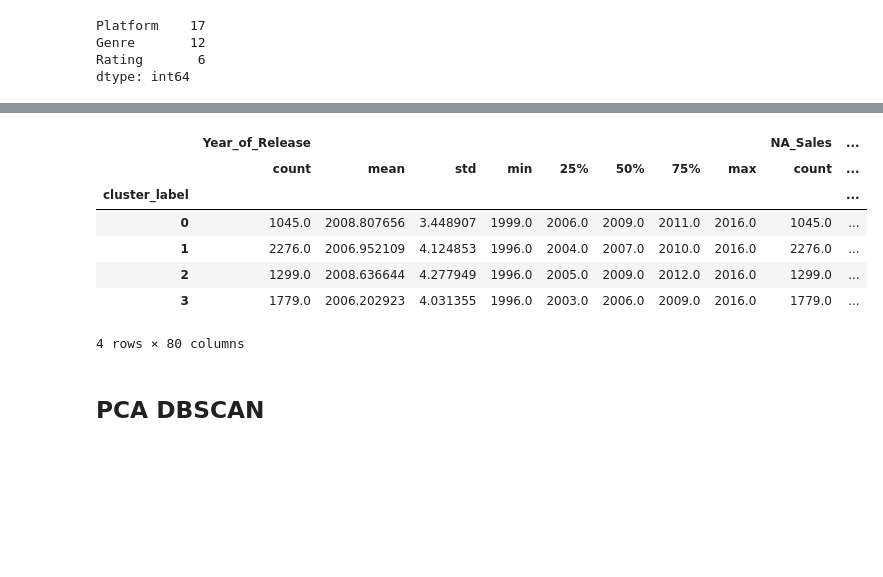
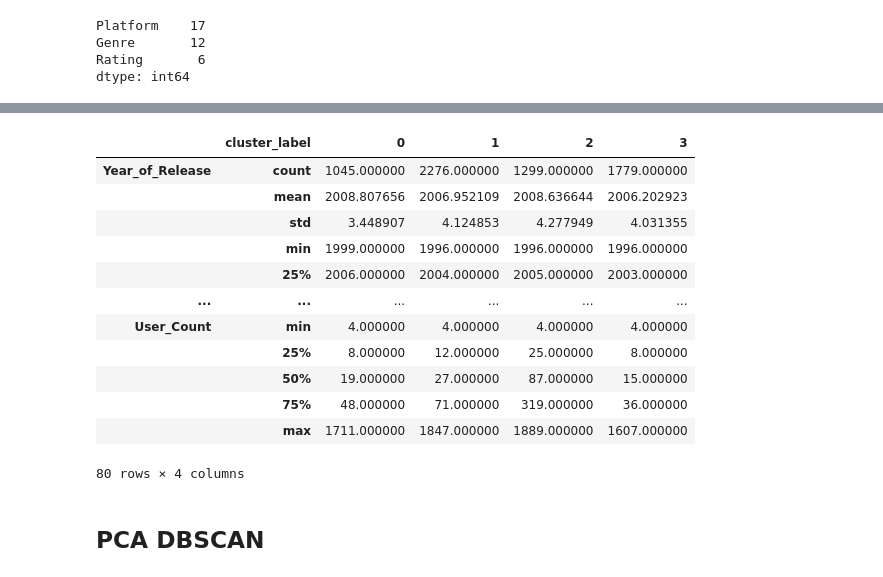
Before and after one commit to tsopeh/unsupervised_learning, a Jupyter notebook: video_games.ipynb, the cells around one changed output, grey strips where cells are left out. Cells and saved outputs as stored; diff of their text form; code cells hidden in the pictures; blank space fills up the shorter version.

```diff
--- a/video_games.ipynb
+++ b/video_games.ipynb
@@ -511,25 +512,30 @@ k_means_cluster_labels = pca_k_means(new_df)
 # %%
 display(pure_df_sample.describe())
 df_with_k_means_labels = pure_df_sample.assign(cluster_label=k_means_cluster_labels)
-df_with_k_means_labels.groupby("cluster_label").describe()
+df_with_k_means_labels.groupby("cluster_label").describe().T
 # %% [output]
 |  | Year_of_Release | NA_Sales | EU_Sales | JP_Sales | Other_Sales | Global_Sales | Critic_Score | Critic_Count | ... |
 | count | 6399.000000 | 6399.000000 | 6399.000000 | 6399.000000 | 6399.000000 | 6399.000000 | 6399.000000 | 6399.000000 | ... |
 | mean | 2007.388811 | 0.300253 | 0.164526 | 0.035832 | 0.056003 | 0.556798 | 70.197375 | 27.911392 | ... |
 | std | 4.162205 | 0.427051 | 0.276254 | 0.106239 | 0.091681 | 0.748370 | 12.910007 | 17.743284 | ... |
 | min | 1996.000000 | 0.000000 | 0.000000 | 0.000000 | 0.000000 | 0.010000 | 29.000000 | 3.000000 | ... |
 | 25% | 2004.000000 | 0.060000 | 0.020000 | 0.000000 | 0.010000 | 0.110000 | 62.000000 | 14.000000 | ... |
 | 50% | 2007.000000 | 0.140000 | 0.060000 | 0.000000 | 0.020000 | 0.280000 | 72.000000 | 24.000000 | ... |
 | 75% | 2010.000000 | 0.360000 | 0.190000 | 0.010000 | 0.060000 | 0.670000 | 80.000000 | 38.000000 | ... |
 | max | 2016.000000 | 3.280000 | 2.290000 | 0.920000 | 0.860000 | 6.050000 | 98.000000 | 86.000000 | ... |
-|  | Year_of_Release |  |  |  |  |  |  |  | NA_Sales | ... |
-|  | count | mean | std | min | 25% | 50% | 75% | max | count | ... |
-| cluster_label |  |  |  |  |  |  |  |  |  | ... |
-| 0 | 1045.0 | 2008.807656 | 3.448907 | 1999.0 | 2006.0 | 2009.0 | 2011.0 | 2016.0 | 1045.0 | ... |
-| 1 | 2276.0 | 2006.952109 | 4.124853 | 1996.0 | 2004.0 | 2007.0 | 2010.0 | 2016.0 | 2276.0 | ... |
-| 2 | 1299.0 | 2008.636644 | 4.277949 | 1996.0 | 2005.0 | 2009.0 | 2012.0 | 2016.0 | 1299.0 | ... |
-| 3 | 1779.0 | 2006.202923 | 4.031355 | 1996.0 | 2003.0 | 2006.0 | 2009.0 | 2016.0 | 1779.0 | ... |
+|  | cluster_label | 0 | 1 | 2 | 3 |
+| Year_of_Release | count | 1045.000000 | 2276.000000 | 1299.000000 | 1779.000000 |
+|  | mean | 2008.807656 | 2006.952109 | 2008.636644 | 2006.202923 |
+|  | std | 3.448907 | 4.124853 | 4.277949 | 4.031355 |
+|  | min | 1999.000000 | 1996.000000 | 1996.000000 | 1996.000000 |
+|  | 25% | 2006.000000 | 2004.000000 | 2005.000000 | 2003.000000 |
+| ... | ... | ... | ... | ... | ... |
+| User_Count | min | 4.000000 | 4.000000 | 4.000000 | 4.000000 |
+|  | 25% | 8.000000 | 12.000000 | 25.000000 | 8.000000 |
+|  | 50% | 19.000000 | 27.000000 | 87.000000 | 15.000000 |
+|  | 75% | 48.000000 | 71.000000 | 319.000000 | 36.000000 |
+|  | max | 1711.000000 | 1847.000000 | 1889.000000 | 1607.000000 |
-4 rows × 80 columns
+80 rows × 4 columns
 # %% [markdown]
 ## PCA DBSCAN
 # %%
```
Also changed, not shown: parts of 5 cells of this notebook.
